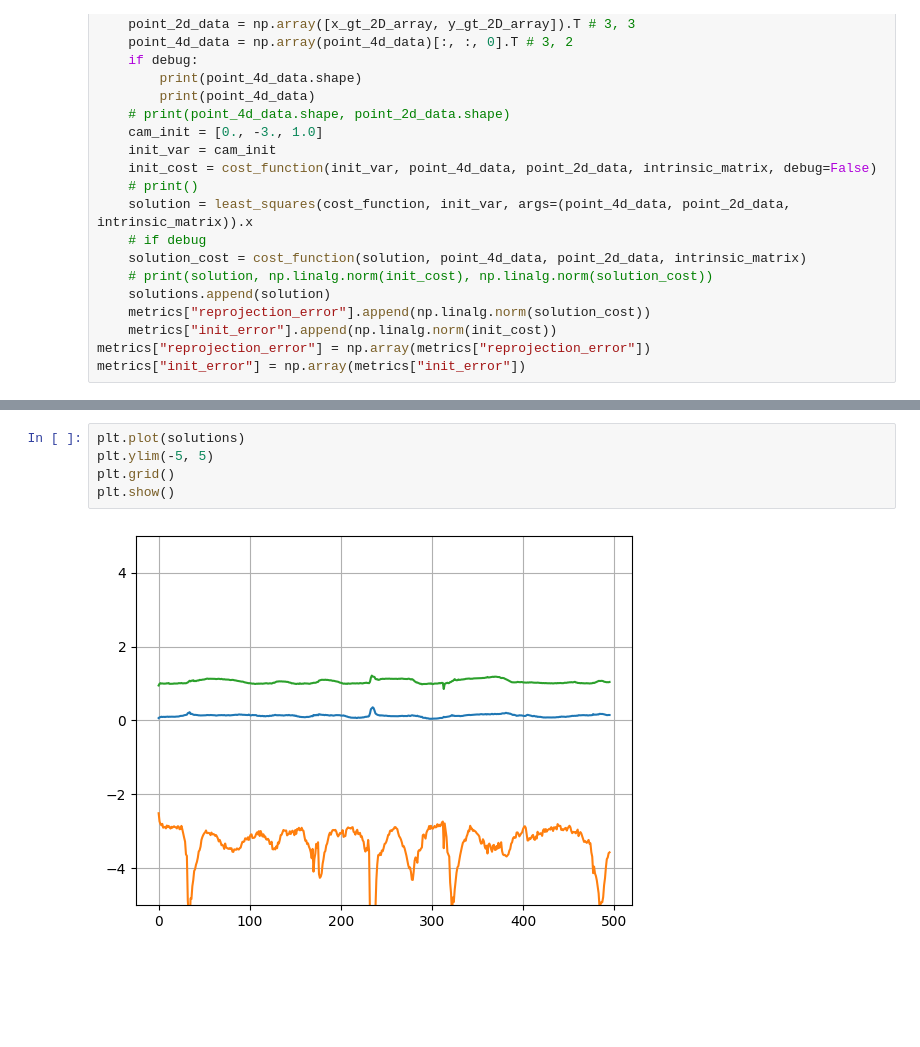
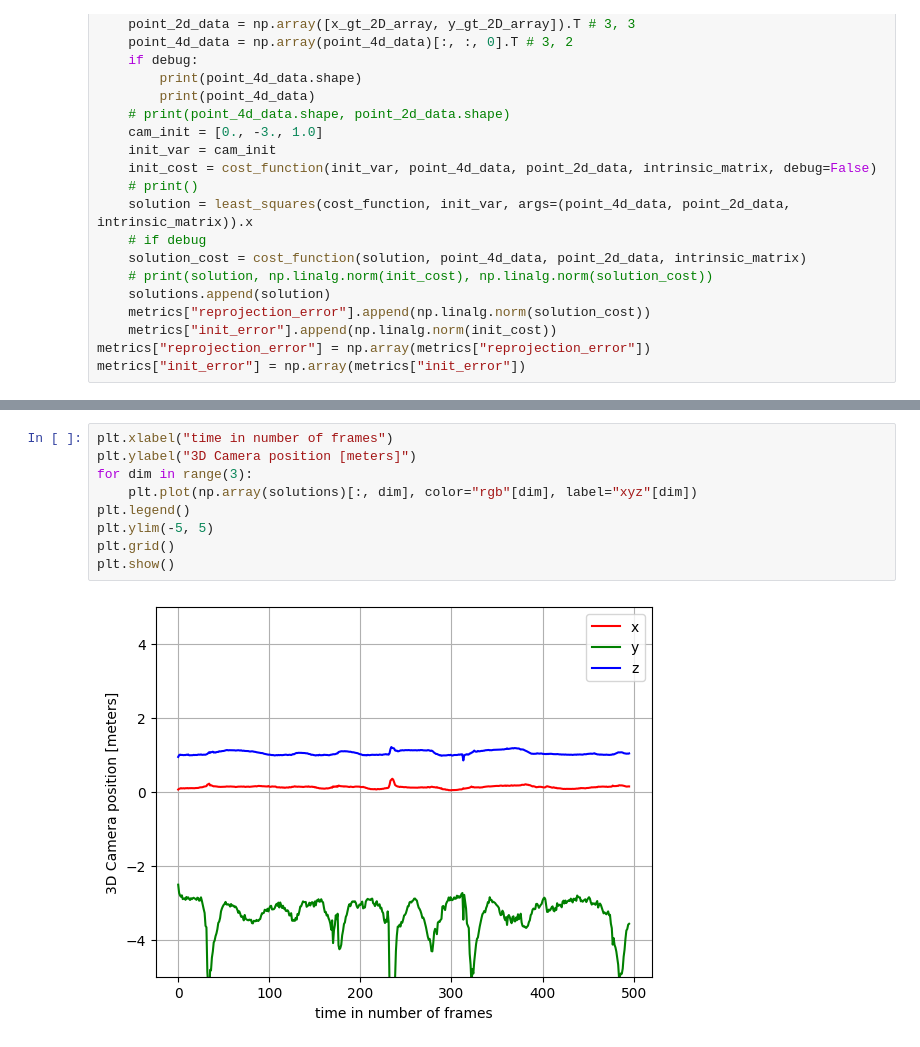
Before and after one commit to balthazarneveu/monocular_pose_and_forces_estimation, a Jupyter notebook: studies/camera_projection/projective_cost.ipynb, the cells around one changed output, grey strips where cells are left out. Cells and saved outputs as stored; diff of their text form; blank space fills up the shorter version.

```diff
--- a/studies/camera_projection/projective_cost.ipynb
+++ b/studies/camera_projection/projective_cost.ipynb
@@ -274,8 +266,12 @@ Text(0, 0.5, 'reprojection error [pixels]')
-# %%
-plt.plot(solutions)
-plt.ylim(-5, 5)
-plt.grid()
-plt.show()
-# %% [output]
-[figure, removed]
+# %%
+plt.xlabel("time in number of frames")
+plt.ylabel("3D Camera position [meters]")
+for dim in range(3):
+    plt.plot(np.array(solutions)[:, dim], color="rgb"[dim], label="xyz"[dim])
+plt.legend()
+plt.ylim(-5, 5)
+plt.grid()
+plt.show()
+# %% [output]
+[figure, added]
 # %%
```
Also changed, not shown: parts of 11 cells of this notebook.
